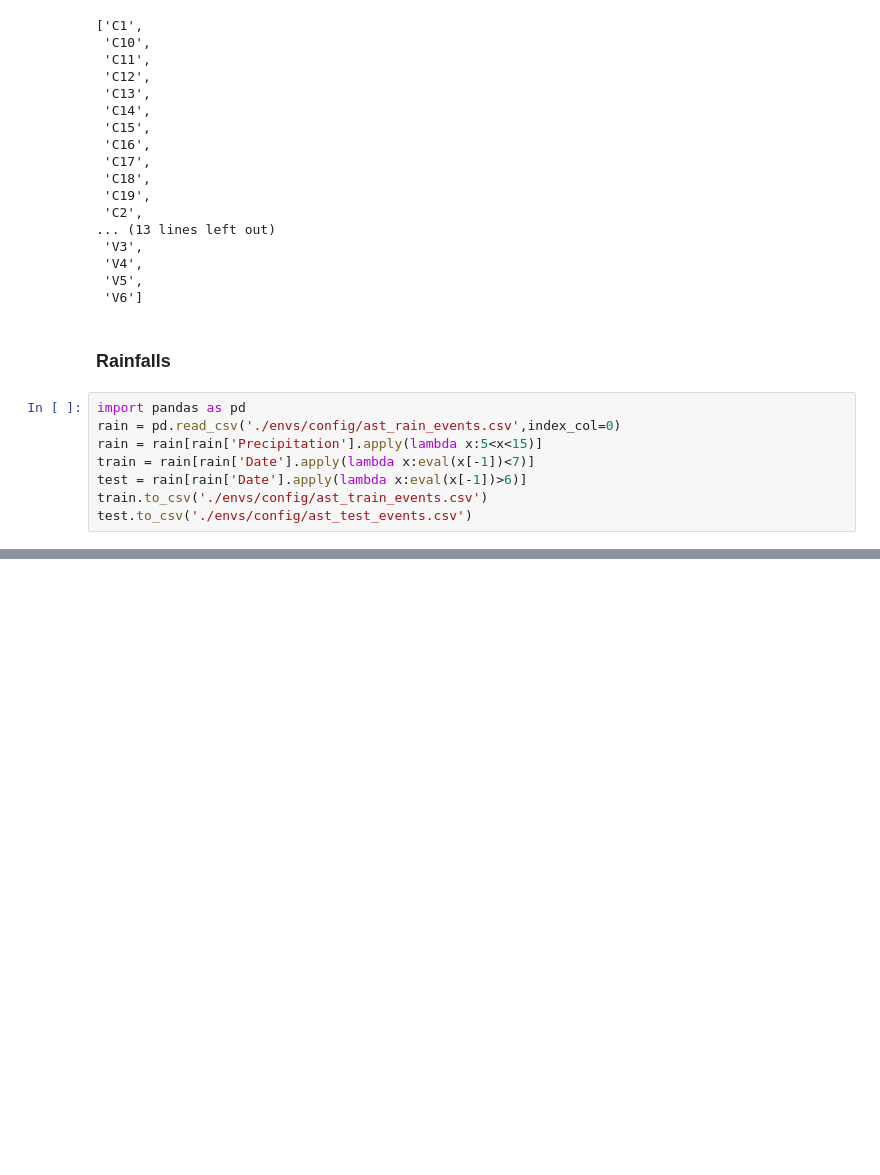
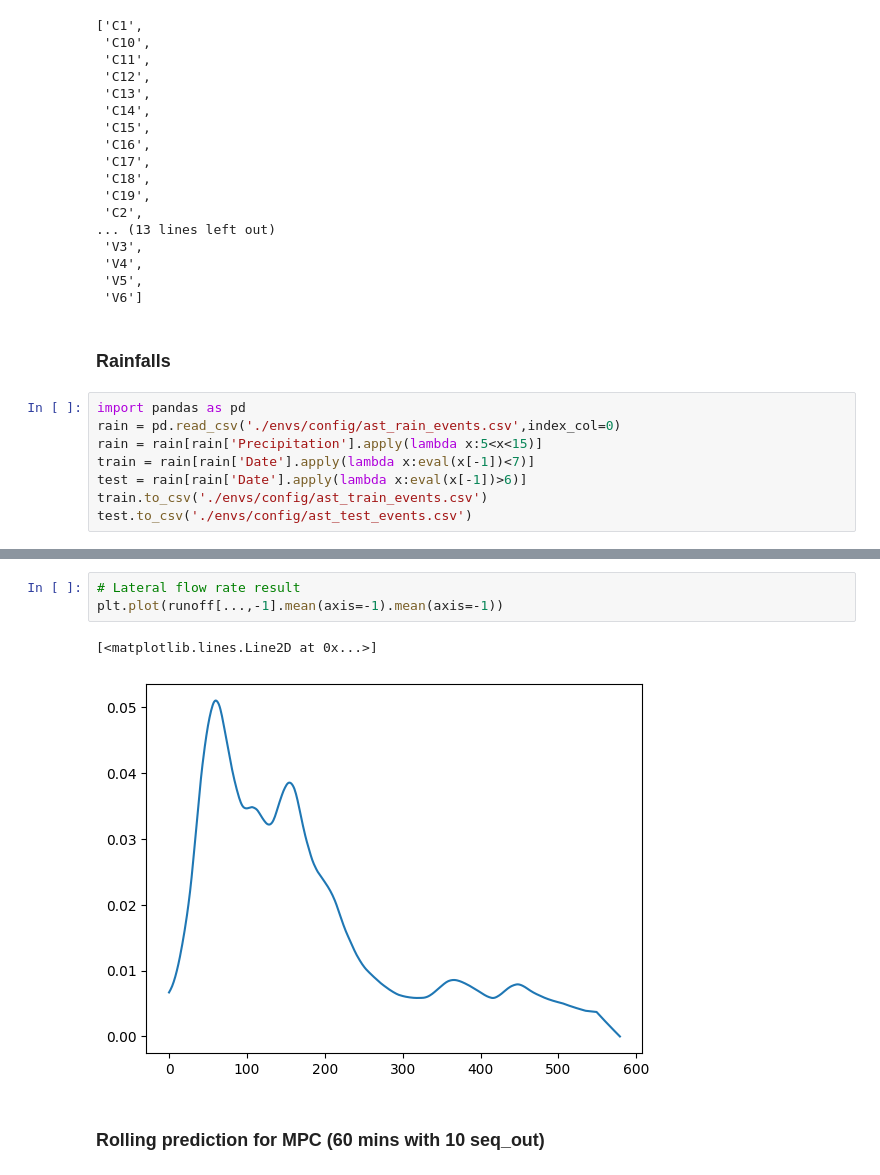
Before and after one commit to Zhiyu014/GNN-UDS, a Jupyter notebook: surrogate/test.ipynb, the cells around one changed output, grey strips where cells are left out. Saved outputs shown, nothing was run; the diff lists cells and outputs as text; blank space fills up the shorter version.

```diff
--- a/surrogate/test.ipynb
+++ b/surrogate/test.ipynb
@@ -1296,0 +1345,8 @@ test.to_csv('./envs/config/ast_test_events.csv')
+# %%
+# Lateral flow rate result
+plt.plot(runoff[...,-1].mean(axis=-1).mean(axis=-1))
+# %% [output]
+[<matplotlib.lines.Line2D at 0x...>]
+[figure, added]
+# %% [markdown]
+### Rolling prediction for MPC (60 mins with 10 seq_out)
```
Also changed, not shown: parts of 35 cells of this notebook, 20 other files.
